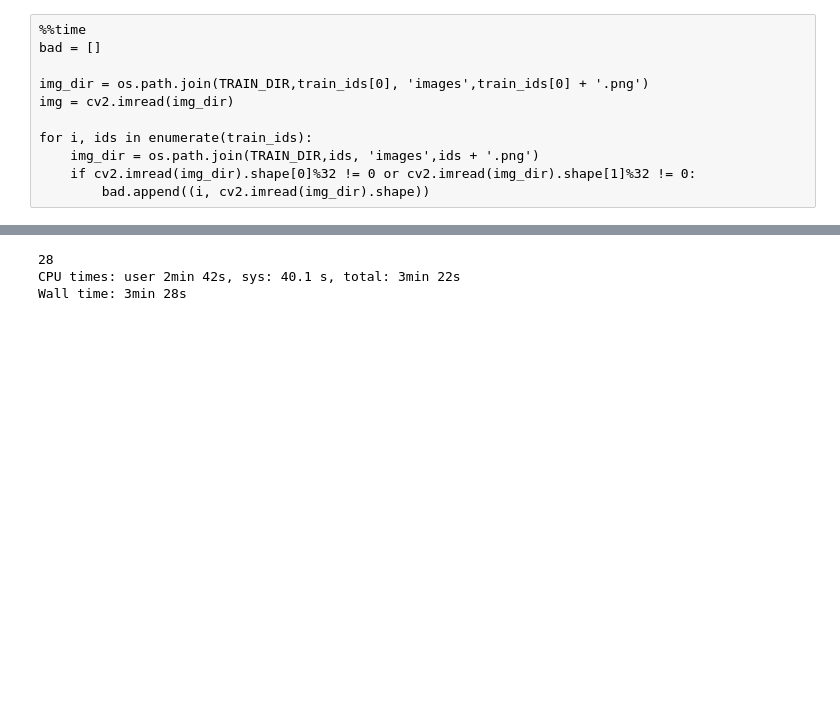
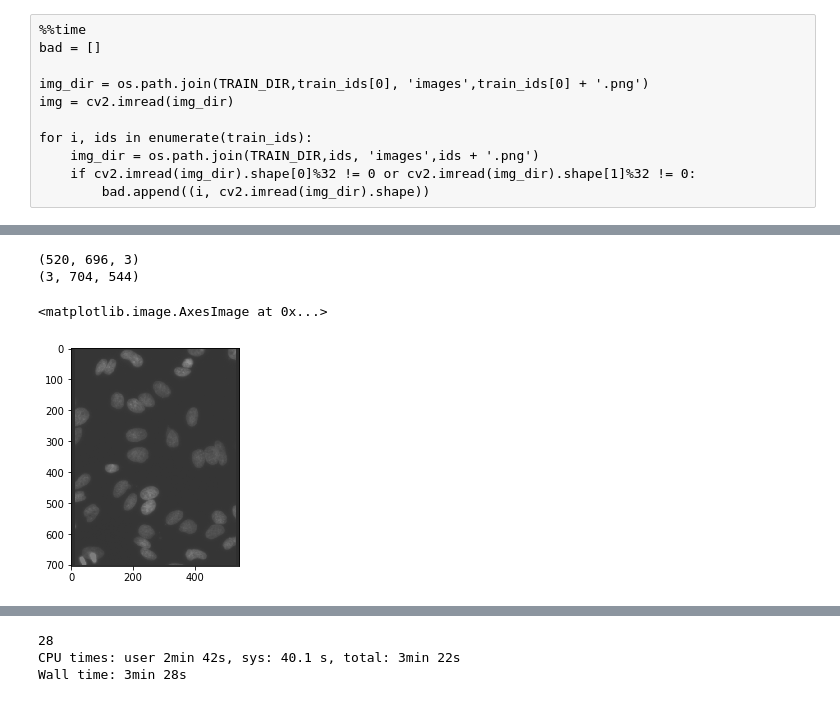
Before and after one commit to stas6626/bowl, a Jupyter notebook: Untitled.ipynb, the cells around one changed output, grey strips where cells are left out. Cells and saved outputs as stored; diff of their text form; code cells hidden in the pictures; blank space fills up the shorter version.

```diff
--- a/Untitled.ipynb
+++ b/Untitled.ipynb
@@ -269,6 +251,8 @@ train_transform = DanillCompose([
 # %%
-train_dataset = Dataset(TRAIN_DIR,train_ids, transform=train_transform)
-#valid_dataset = Dataset(TEST_DIR, transform=val_transform, mode="val")
+#training_ids, valid_ids = train_test_split(train_ids,train_size=0.8)
 
-trainloader = t.utils.data.DataLoader(train_dataset, batch_size = 32, shuffle = True, num_workers=16)
-#validloader = t.utils.data.DataLoader(valid_dataset, batch_size = 32, shuffle = True, num_workers=16)
+train_dataset = Dataset(TRAIN_DIR, train_ids, transform=train_transform)
+valid_dataset = Dataset(TRAIN_DIR, train_ids, transform=val_transform  , train=False)
+
+trainloader = t.utils.data.DataLoader(train_dataset, batch_size = 32, shuffle = True, num_workers = 16)
+validloader = t.utils.data.DataLoader(valid_dataset, batch_size = 100, shuffle = True, num_workers = 16)
@@ -274,0 +280,10 @@ trainloader = t.utils.data.DataLoader(train_dataset, batch_size = 32, shuffle =
+# %%
+img = valid_dataset[5].permute(1,2,0).numpy()
+if img.min() < 0:
+    img = img * .5 + .5
+plt.imshow(img)
+# %% [output]
+(520, 696, 3)
+(3, 704, 544)
+<matplotlib.image.AxesImage at 0x...>
+[figure, added]
```
Also changed, not shown: parts of 20 cells of this notebook, 2 other files.
